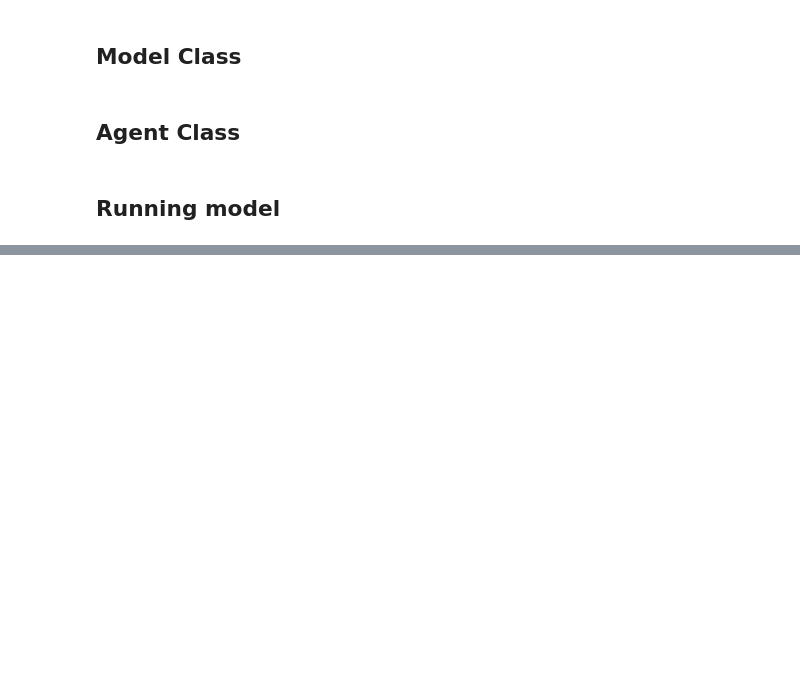
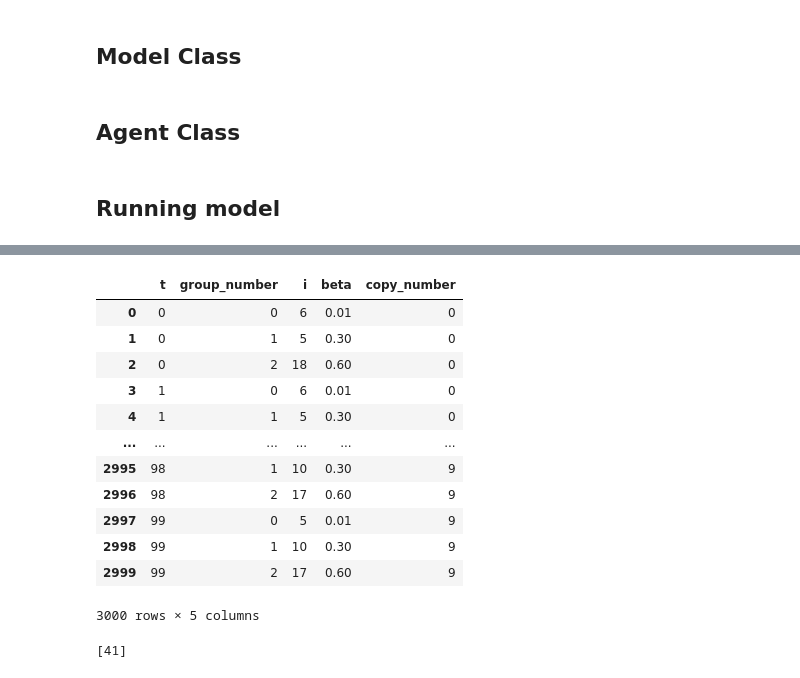
Before and after one commit to deborah-O/Agent-Based-Model-of-Panc, a Jupyter notebook: ABM-Heterogeneous (1).ipynb, the cells around one changed output, grey strips where cells are left out. Drawn from its saved outputs; the diff is of its cells as text; code cells hidden in the pictures; blank space fills up the shorter version.

```diff
--- a/ABM-Heterogeneous (1).ipynb
+++ b/ABM-Heterogeneous (1).ipynb
@@ -260,0 +265,38 @@ model.graph_num_infected()
+# %%
+get_total = []
+for j in range(10):
+    model = Model(num_of_agents=100, num_iterations=100, mode = 'heterogeneous')
+    model.param_vals = (0.01, 0.3, 0.6) #setting beta values for all subgroups
+    model.n_groups = len(model.param_vals) #number of subgroups
+    model.run()
+    for t in range(model.num_iterations):
+        for g, pv in enumerate(model.param_vals):
+            sub_group_num_infected = model.get_num_infected_heterogeneous(g)
+            d = {'t': t,
+                'group_number': g,
+                'i': sub_group_num_infected,
+                'beta': pv,
+                'copy_number':j}
+
+            get_total.append(d)
+# %%
+df = pd.DataFrame(get_total)
+df
+# %% [output]
+|  | t | group_number | i | beta | copy_number |
+| 0 | 0 | 0 | 6 | 0.01 | 0 |
+| 1 | 0 | 1 | 5 | 0.30 | 0 |
+| 2 | 0 | 2 | 18 | 0.60 | 0 |
+| 3 | 1 | 0 | 6 | 0.01 | 0 |
+| 4 | 1 | 1 | 5 | 0.30 | 0 |
+| ... | ... | ... | ... | ... | ... |
+| 2995 | 98 | 1 | 10 | 0.30 | 9 |
+| 2996 | 98 | 2 | 17 | 0.60 | 9 |
+| 2997 | 99 | 0 | 5 | 0.01 | 9 |
+| 2998 | 99 | 1 | 10 | 0.30 | 9 |
+| 2999 | 99 | 2 | 17 | 0.60 | 9 |
+3000 rows × 5 columns
+# %%
+model.num_infected_per_iteration_heterogeneous_copy
+# %% [output]
+[41]
```
Also changed, not shown: parts of 7 cells of this notebook.
